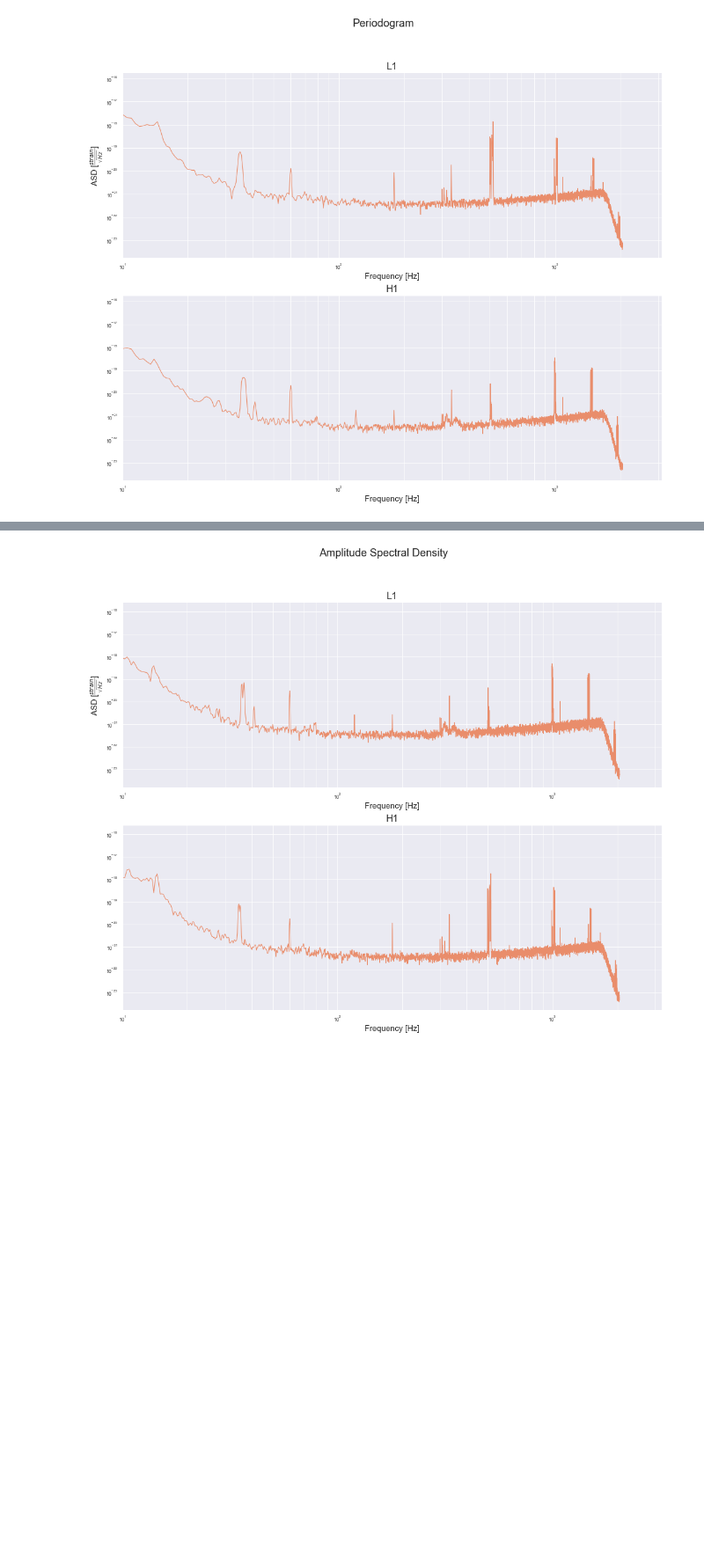
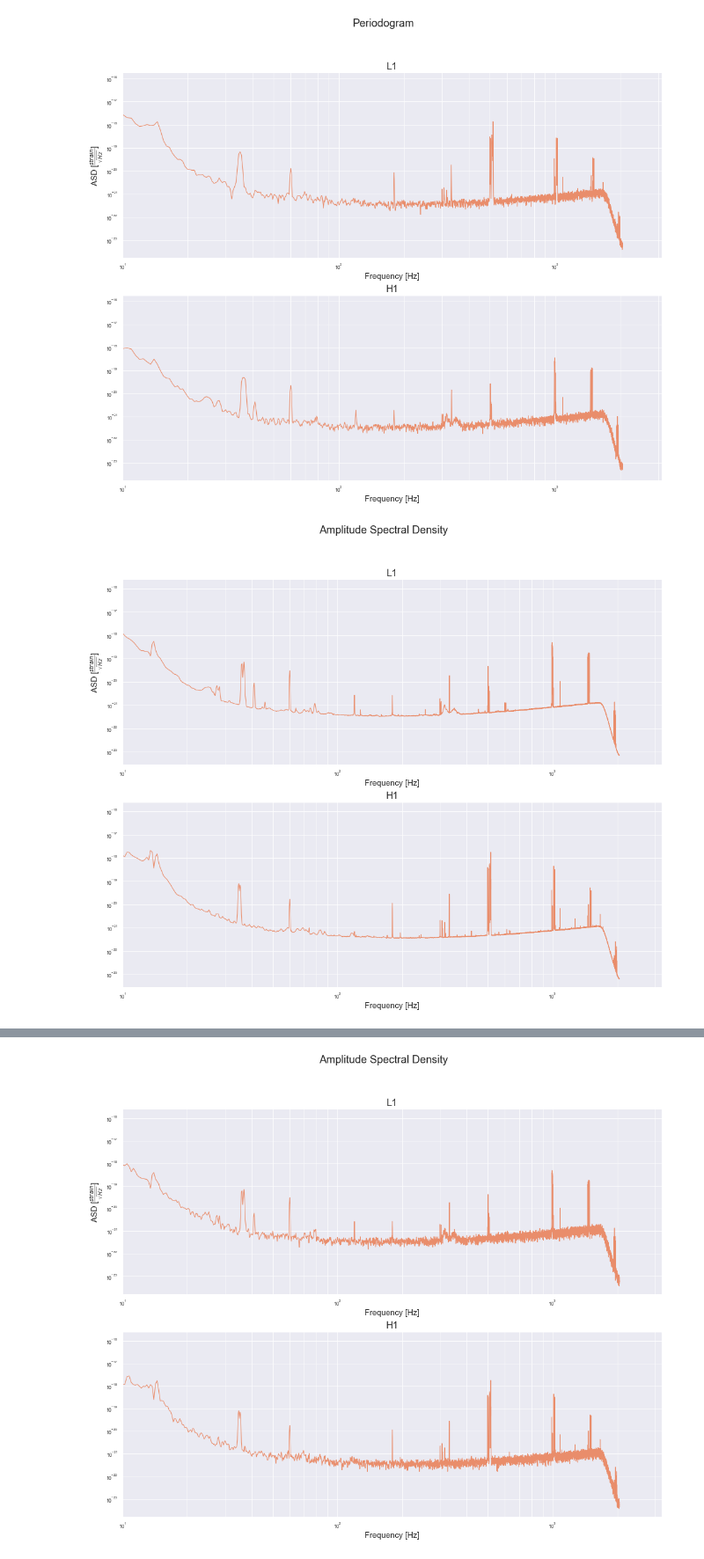
Before and after one commit to asp-image-dsp/asp-tp1, a Jupyter notebook: notebooks/report.ipynb, the cells around one changed output, grey strips where cells are left out. Shown at 88% size. Saved outputs shown, nothing was run; the diff lists cells and outputs as text; code cells hidden in the pictures; blank space fills up the shorter version.

```diff
--- a/notebooks/report.ipynb
+++ b/notebooks/report.ipynb
@@ -477,5 +513,18 @@ l1_32_psd_averaging = periodogram_averaging(l1_32_samples[0:N], L, overlapping,
 plot_dual_asd(l1_32_psd_averaging, h1_32_psd_averaging, 1 / h1_32_ts, 'Periodogram')
 # %% [output]
 [figure]
+# %%
+# Chosen estimation parameters
+N = 8380000
+L = 16384
+overlapping=0.5
+window='hann'
+
+# Compute and plot estimation
+h1_4096_psd = periodogram_averaging(h1_4096_samples[0:N], L, overlapping, window)
+l1_4096_psd = periodogram_averaging(l1_4096_samples[0:N], L, overlapping, window)
+plot_dual_asd(h1_4096_psd, l1_4096_psd, 1 / h1_4096_ts, 'Amplitude Spectral Density')
+# %% [output]
+[figure, added]
 # %% [markdown]
 ## Conclusión
```
Also changed, not shown: parts of 21 cells of this notebook.
